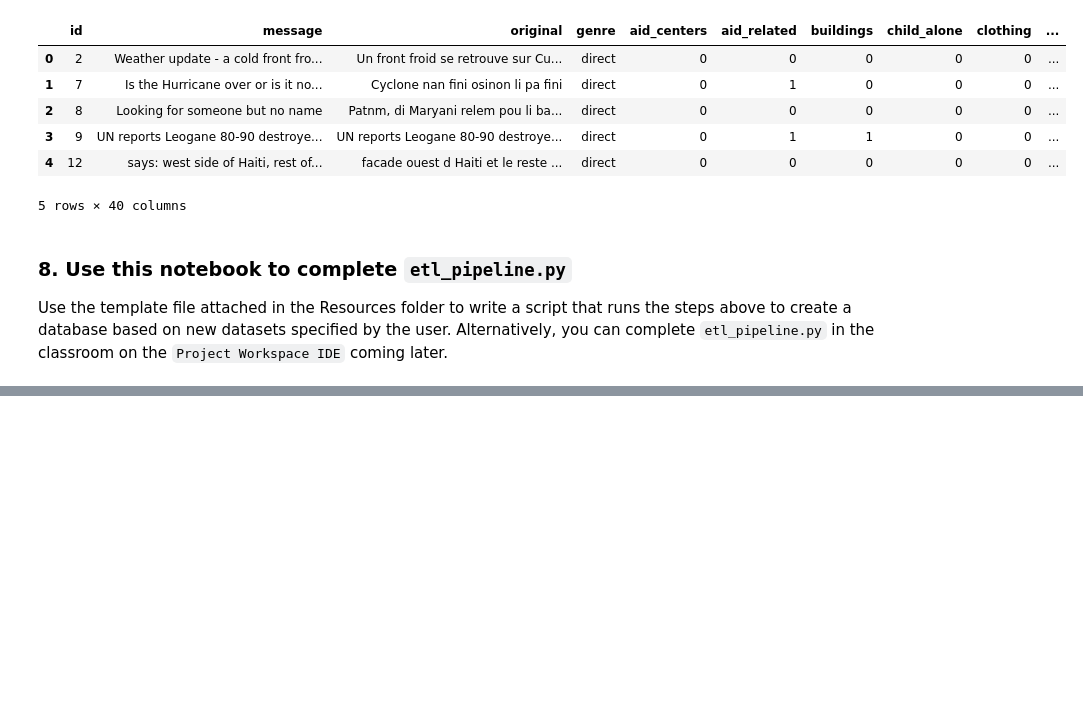
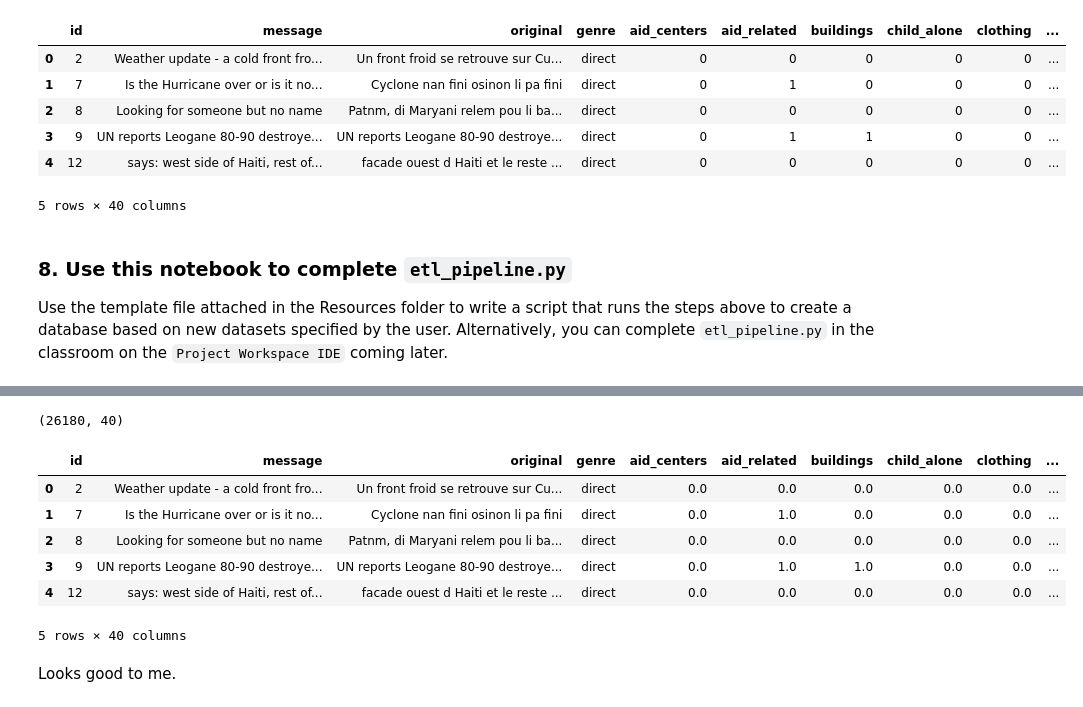
Before and after one commit to mtasende/disaster-response, a Jupyter notebook: notebooks/ETL Pipeline Preparation.ipynb, the cells around one changed output, grey strips where cells are left out. Saved outputs shown, nothing was run; the diff lists cells and outputs as text; code cells hidden in the pictures; blank space fills up the shorter version.

Commit message:
refactor etl pipeline and test

```diff
--- a/notebooks/ETL Pipeline Preparation.ipynb
+++ b/notebooks/ETL Pipeline Preparation.ipynb
@@ -227,0 +230,2 @@ Use the template file attached in the Resources folder to write a script that ru
+# %%
+test_db = 'disaster_test.db'
@@ -227,0 +244,16 @@ Use the template file attached in the Resources folder to write a script that ru
+# %%
+conn = sqlite3.connect(test_db)
+test_df = pd.read_sql('SELECT * FROM messages', conn)
+print(test_df.shape)
+test_df.head()
+# %% [output]
+(26180, 40)
+|  | id | message | original | genre | aid_centers | aid_related | buildings | child_alone | clothing | ... |
+| 0 | 2 | Weather update - a cold front fro... | Un front froid se retrouve sur Cu... | direct | 0.0 | 0.0 | 0.0 | 0.0 | 0.0 | ... |
+| 1 | 7 | Is the Hurricane over or is it no... | Cyclone nan fini osinon li pa fini | direct | 0.0 | 1.0 | 0.0 | 0.0 | 0.0 | ... |
+| 2 | 8 | Looking for someone but no name | Patnm, di Maryani relem pou li ba... | direct | 0.0 | 0.0 | 0.0 | 0.0 | 0.0 | ... |
+| 3 | 9 | UN reports Leogane 80-90 destroye... | UN reports Leogane 80-90 destroye... | direct | 0.0 | 1.0 | 1.0 | 0.0 | 0.0 | ... |
+| 4 | 12 | says: west side of Haiti, rest of... | facade ouest d Haiti et le reste ... | direct | 0.0 | 0.0 | 0.0 | 0.0 | 0.0 | ... |
+5 rows × 40 columns
+# %% [markdown]
+Looks good to me.
```
Also changed, not shown: parts of 4 cells of this notebook, 1 other file.
